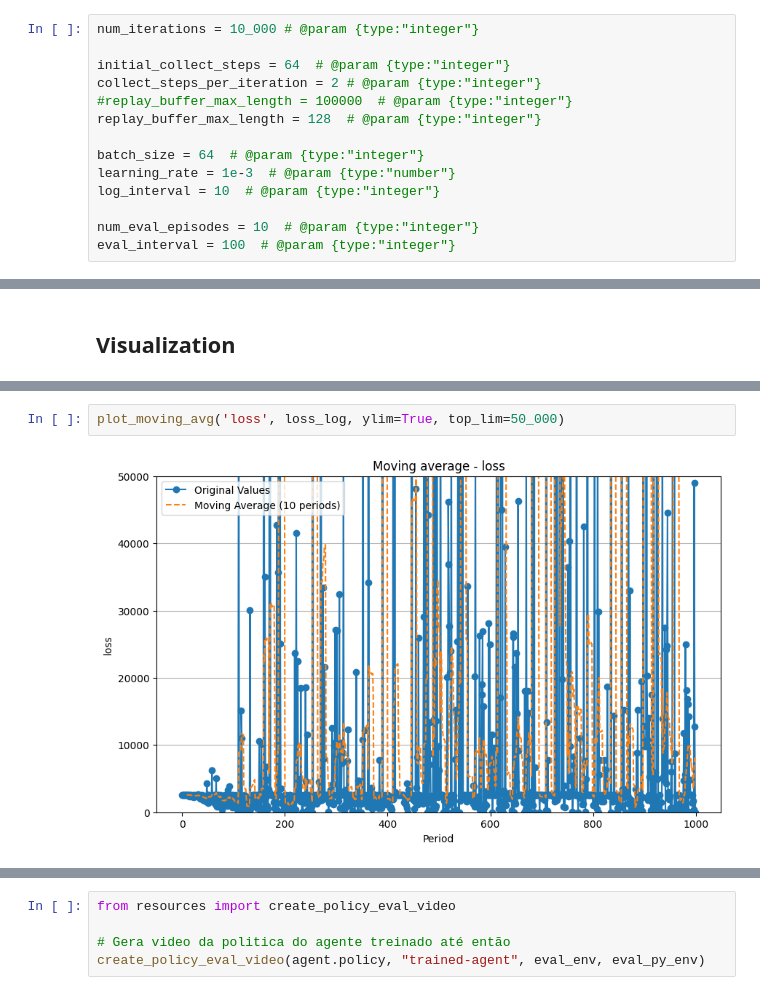
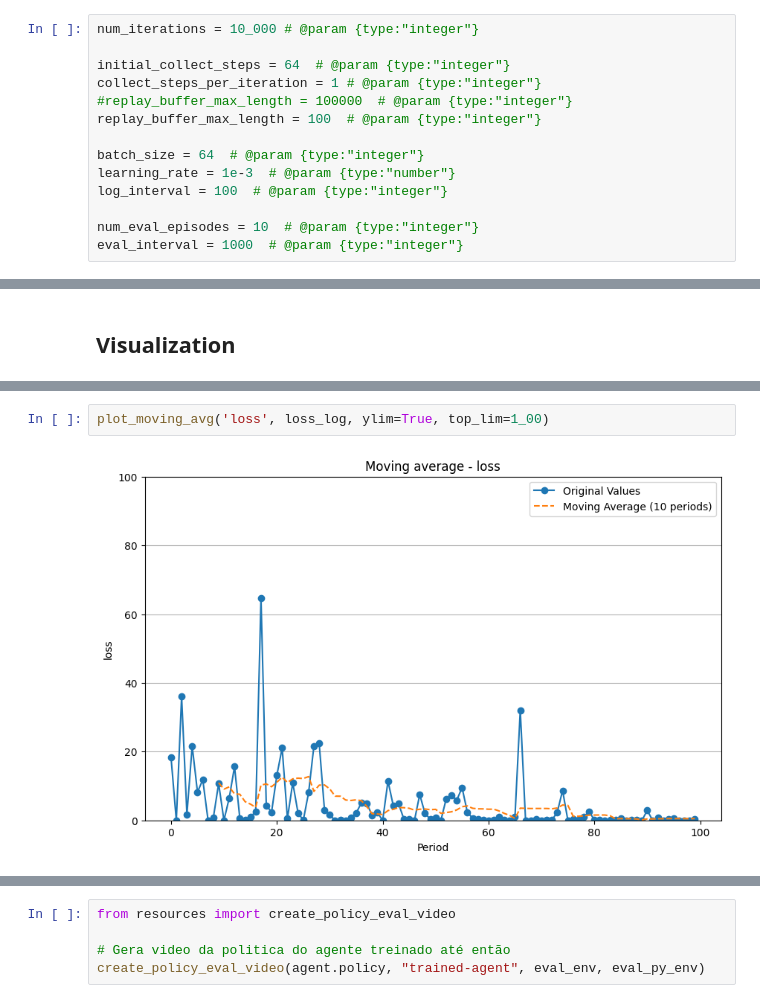
Before and after one commit to AndreNasci/tf-maze-drone, a Jupyter notebook: training copy 3.ipynb, the cells around one changed output, grey strips where cells are left out. Saved outputs shown, nothing was run; the diff lists cells and outputs as text.

```diff
--- a/training copy 3.ipynb
+++ b/training copy 3.ipynb
@@ -48,16 +48,16 @@ To enable the following instructions: AVX2 FMA, in other operations, rebuild Ten
 num_iterations = 10_000 # @param {type:"integer"}
 
 initial_collect_steps = 64  # @param {type:"integer"}
-collect_steps_per_iteration = 2 # @param {type:"integer"}
+collect_steps_per_iteration = 1 # @param {type:"integer"}
 #replay_buffer_max_length = 100000  # @param {type:"integer"}
-replay_buffer_max_length = 128  # @param {type:"integer"}
+replay_buffer_max_length = 100  # @param {type:"integer"}
 
 batch_size = 64  # @param {type:"integer"}
 learning_rate = 1e-3  # @param {type:"number"}
-log_interval = 10  # @param {type:"integer"}
+log_interval = 100  # @param {type:"integer"}
 
 num_eval_episodes = 10  # @param {type:"integer"}
-eval_interval = 100  # @param {type:"integer"}
+eval_interval = 1000  # @param {type:"integer"}
 # %% [markdown]
 ### Environment
 # %%
@@ -309,7 +300,7 @@ plot_moving_avg('return', returns)
 # %%
-plot_moving_avg('loss', loss_log, ylim=True, top_lim=50_000)
+plot_moving_avg('loss', loss_log, ylim=True, top_lim=1_00)
 # %% [output]
-[figure, old version]
+[figure, new version]
 # %%
 from resources import plot_metric_per_iteration
 plot_metric_per_iteration(num_iterations, log_interval, episodes_per_log_interval, 'Episodes per log interval/iterations')
```
Also changed, not shown: parts of 8 cells of this notebook, 7 other files.
